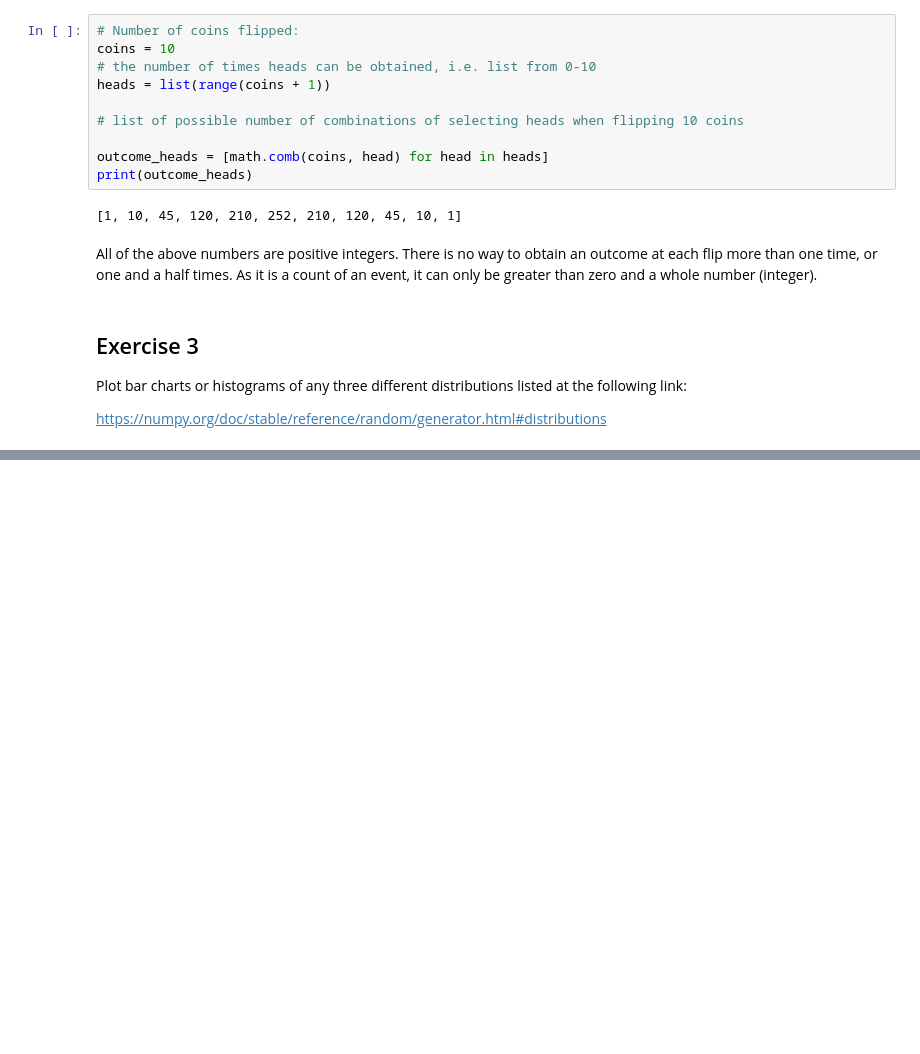
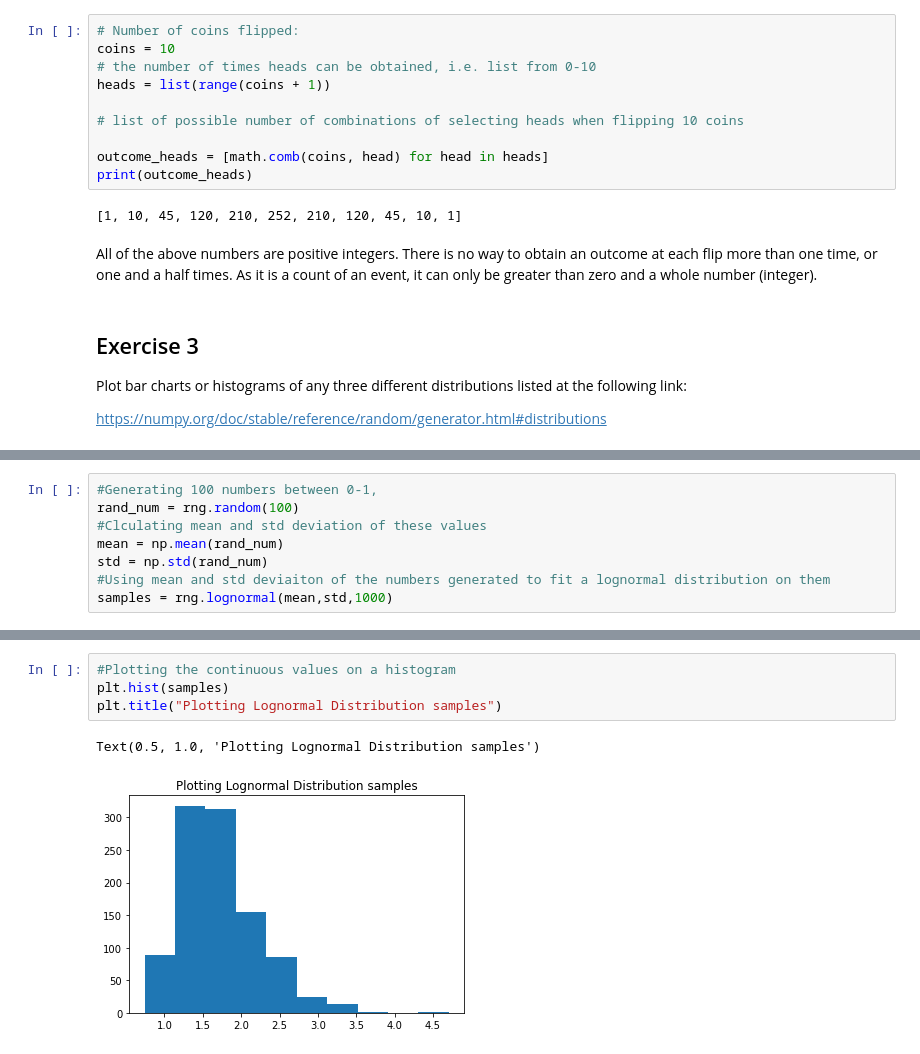
Before and after one commit to evaczeydapommersheim/Funddata---assessment, a Jupyter notebook: Practicals/02-Randomness.ipynb, the cells around one changed output, grey strips where cells are left out. Drawn from its saved outputs; the diff is of its cells as text; blank space fills up the shorter version.

```diff
--- a/Practicals/02-Randomness.ipynb
+++ b/Practicals/02-Randomness.ipynb
@@ -177,0 +205,8 @@ https://numpy.org/doc/stable/reference/random/generator.html#distributions
+# %%
+#Generating 100 numbers between 0-1,
+rand_num = rng.random(100)
+#Clculating mean and std deviation of these values
+mean = np.mean(rand_num)
+std = np.std(rand_num)
+#Using mean and std deviaiton of the numbers generated to fit a lognormal distribution on them
+samples = rng.lognormal(mean,std,1000)
@@ -177,0 +260,7 @@ https://numpy.org/doc/stable/reference/random/generator.html#distributions
+# %%
+#Plotting the continuous values on a histogram
+plt.hist(samples)
+plt.title("Plotting Lognormal Distribution samples")
+# %% [output]
+Text(0.5, 1.0, 'Plotting Lognormal Distribution samples')
+[figure, added]
```
Also changed, not shown: parts of 12 cells of this notebook, 2 other files.
